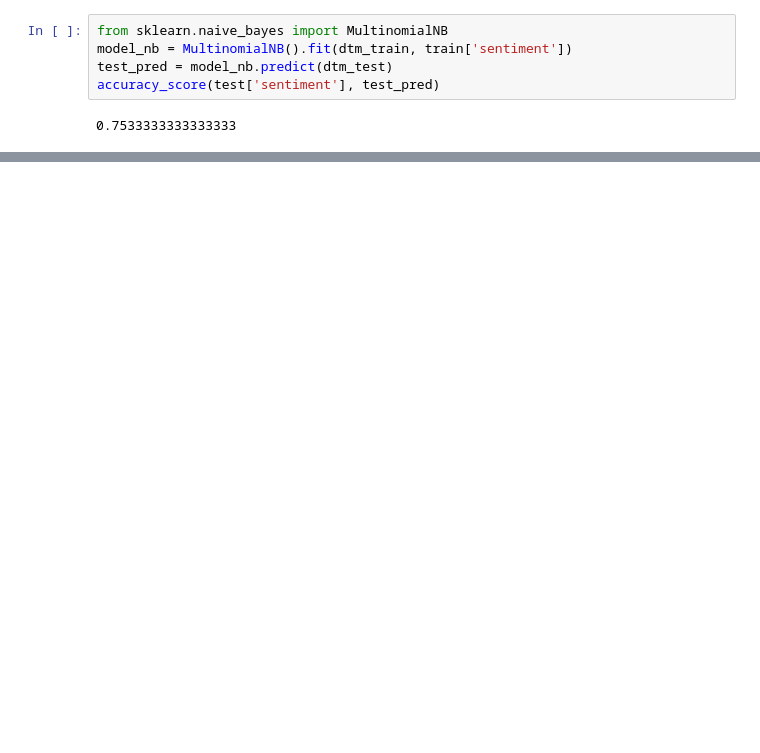
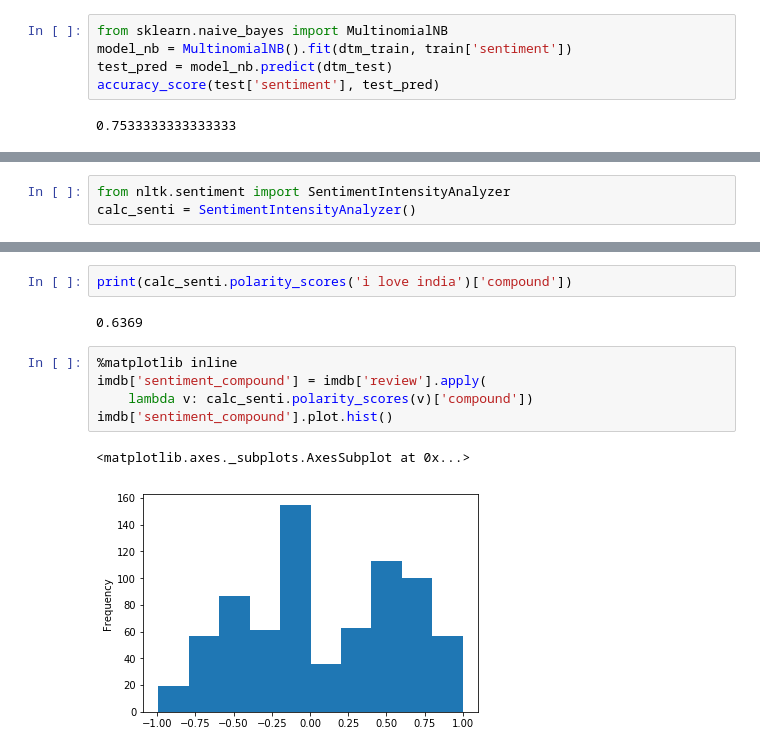
Before and after one commit to Arpan100494/text-analytics, a Jupyter notebook: TM-BNG-MAY-2019-DAY-2.ipynb, the cells around one changed output, grey strips where cells are left out. Cells and saved outputs as stored; diff of their text form; blank space fills up the shorter version.

```diff
--- a/TM-BNG-MAY-2019-DAY-2.ipynb
+++ b/TM-BNG-MAY-2019-DAY-2.ipynb
@@ -66,0 +126,3 @@ accuracy_score(test['sentiment'], test_pred)
+# %%
+from nltk.sentiment import SentimentIntensityAnalyzer
+calc_senti = SentimentIntensityAnalyzer()
@@ -66,0 +137,12 @@ accuracy_score(test['sentiment'], test_pred)
+# %%
+print(calc_senti.polarity_scores('i love india')['compound'])
+# %% [output]
+0.6369
+# %%
+%matplotlib inline
+imdb['sentiment_compound'] = imdb['review'].apply(
+    lambda v: calc_senti.polarity_scores(v)['compound'])
+imdb['sentiment_compound'].plot.hist()
+# %% [output]
+<matplotlib.axes._subplots.AxesSubplot at 0x...>
+[figure, added]
```
Also changed, not shown: parts of 24 cells of this notebook.
